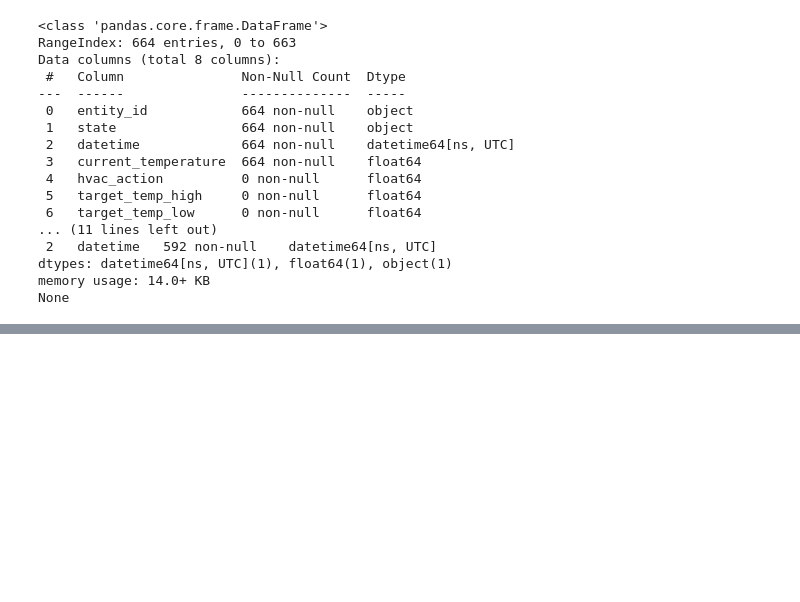
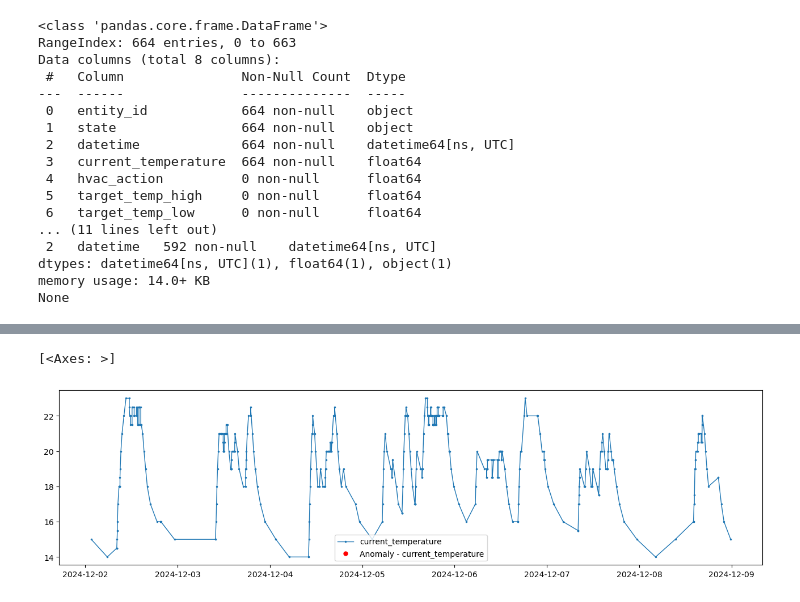
Before and after one commit to ddening/ambient-assisted-living, a Jupyter notebook: src/smart_home.ipynb, the cells around one changed output, grey strips where cells are left out. Saved outputs shown, nothing was run; the diff lists cells and outputs as text; code cells hidden in the pictures; blank space fills up the shorter version.

```diff
--- a/src/smart_home.ipynb
+++ b/src/smart_home.ipynb
@@ -209,0 +209,16 @@ plt.show()
+# %%
+iqr_ad = InterQuartileRangeAD(c=1.5)
+anomalies = iqr_ad.fit_detect(df_heater_ad)
+
+plot(
+    df_heater_ad,
+    anomaly=anomalies,
+    ts_linewidth=1,
+    ts_markersize=3,
+    anomaly_markersize=5,
+    anomaly_color="red",
+    anomaly_tag="marker",
+)
+# %% [output]
+[<Axes: >]
+[figure, added]
```
Also changed, not shown: parts of 7 cells of this notebook.
